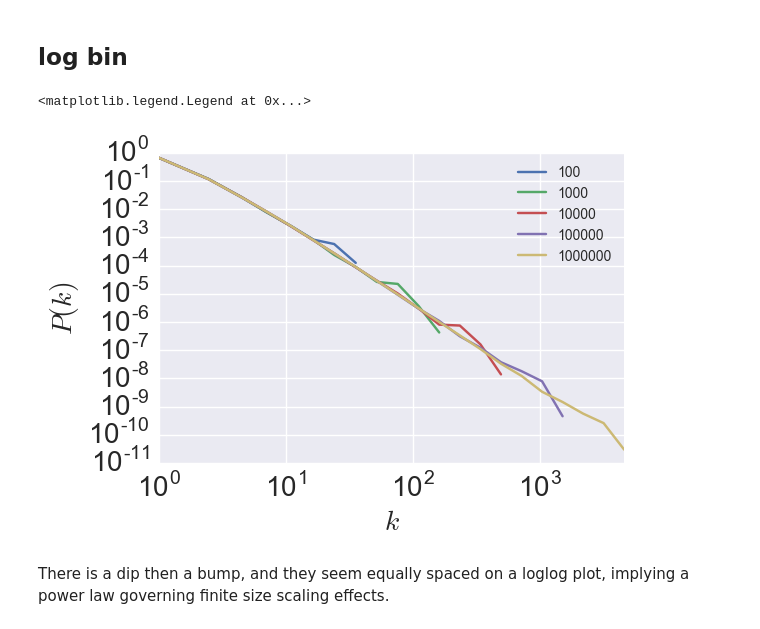
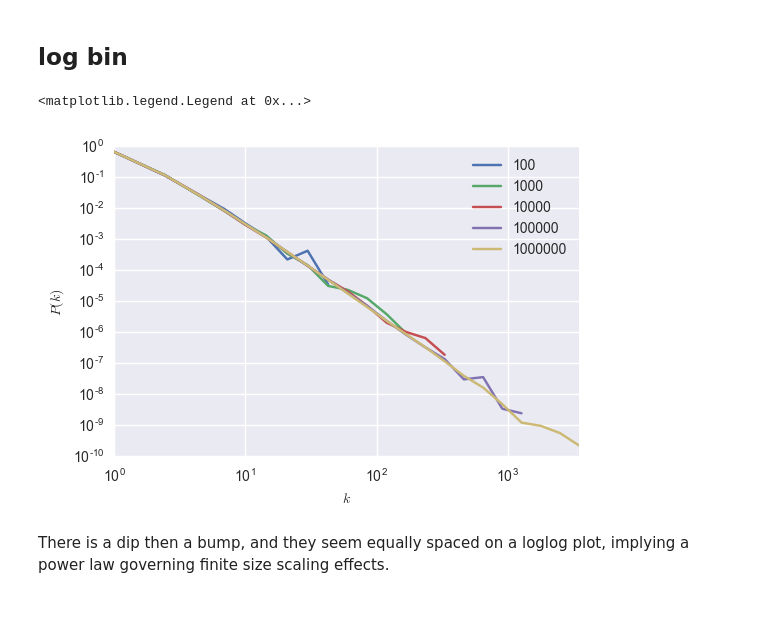
Before and after one commit to lingxz/networks, a Jupyter notebook: preferential-attachment.ipynb, the cells around one changed output. Saved outputs shown, nothing was run; the diff lists cells and outputs as text; code cells hidden in the pictures.

```diff
--- a/preferential-attachment.ipynb
+++ b/preferential-attachment.ipynb
@@ -110,8 +108,0 @@ plt.legend()
-# %%
-pvalues = []
-for col in fixed_n_logbin:
-    model_values = utils.deg_dist_theory(col, fixed_n_logbin[col].dropna().index)
-    ks_stat, pvalue = scipy.stats.ks_2samp(fixed_n_logbin[col].dropna().values, model_values)
-    pvalues.append(pvalue)
-display(pd.Series(pvalues, index=fixed_n_logbin.columns))
-pd.Series(pvalues, index=fixed_n_logbin.columns).plot(style='-o')
@@ -130,18 +108,0 @@ For small m, p-value from the KS test is very close to 1.
-# %%
-ks_pvalues = pd.DataFrame()
-for col in fixed_n_logbin:
-    model_values = utils.deg_dist_theory(col, fixed_n_logbin[col].dropna().index)
-    col_list = []
-    for i, value in enumerate(fixed_n_logbin[col]):
-        if value == np.nan or i == 0:
-            col_list.append(np.nan)
-            continue
-        if fixed_n_logbin[col].tail(-i).dropna().empty:
-            col_list.append(np.nan)
-            continue
-        ks_stat, pvalue = scipy.stats.ks_2samp(fixed_n_logbin[col].tail(-i).dropna().values, model_values[i:])
-
-        col_list.append(pvalue)
-    additional = pd.DataFrame({col: col_list}, index=fixed_n_logbin[col].index)
-    ks_pvalues = pd.concat([ks_pvalues, additional], axis=1)
-ks_pvalues.plot(style='-')
@@ -173,9 +128,0 @@ dtype: float64
-# %%
-model_df = utils.get_model_df(fixed_n_logbin, fixed_n_logbin.columns)
-# model_df.corrwith(fixed_n_logbin)
-from IPython.display import display
-for col in fixed_n_logbin:
-    new_df = pd.DataFrame({'numerical': fixed_n_logbin[col], 'theory': model_df[col]}, index=fixed_n_logbin.index)
-    new_df = new_df.dropna()
-    print(col)
-    display(new_df.corr())
@@ -210,7 +132,7 @@ for col in fixed_n_logbin:
 from collections import Counter
 
 folder = "data/ba/deg_dist"
-powers_of_n = np.arange(2, 7)
+powers_of_n = np.arange(2, 8)
 N = 10**powers_of_n
 m = 1
 df = pd.DataFrame()
@@ -218,7 +140,7 @@ for n in N:
     print(n)
     # number of repeats
     data = []
-    for i in range(1,41):
+    for i in range(1,20):
         folder_name = folder + str(i) + "/"
         filename = "{0}_{1}.txt".format(n, m)
         filepath = folder_name + filename
@@ -255,11 +217,11 @@ degrees_df.plot(loglog=True, style='o', alpha=0.7)
 ## log bin
 # %%
 a = list(np.linspace(1.2, 1.5, len(degrees_df.columns)))
-log_binned_df = utils.log_bin_freq_and_plot(degrees_df, a=1.45, font_size=font_size, style='-', loglog=True)
+log_binned_df = utils.log_bin_freq_and_plot(degrees_df, a=1.4, style='-', loglog=True)
 plt.legend()
 # %% [output]
 <matplotlib.legend.Legend at 0x...>
-[figure, old version]
+[figure, new version]
 # %% [markdown]
 There is a dip then a bump, and they seem equally spaced on a loglog plot, implying a power law governing finite size scaling effects.
 # %%
```
Also changed, not shown: parts of 23 cells of this notebook, 9 other files.
